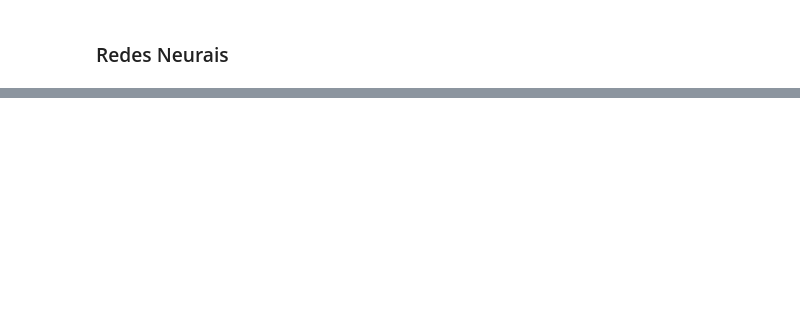
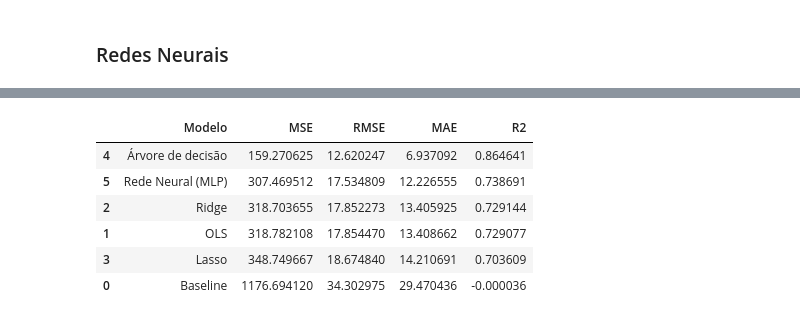
Before and after one commit to feliperibeiro-impatech/saikit-learn-aplicacao, a Jupyter notebook: analysis/regressao/notebooks/regressao_superconductivity.ipynb, the cells around one changed output, grey strips where cells are left out. Cells and saved outputs as stored; diff of their text form; code cells hidden in the pictures; blank space fills up the shorter version.

```diff
--- a/analysis/regressao/notebooks/regressao_superconductivity.ipynb
+++ b/analysis/regressao/notebooks/regressao_superconductivity.ipynb
@@ -227,0 +240,10 @@ O riedge apresentou o melhor desempenho geral, com RMSE de 17 e R2 de 0,71. Apes
+# %%
+melhor_profundidade = int(tabela_arvore.loc[tabela_arvore["RMSE_valid"].idxmin(), "Profundidade"])
+modelo_arvore = DecisionTreeRegressor(max_depth=melhor_profundidade)
+modelo_arvore.fit(X_train, y_train)
+y_pred_arvore = modelo_arvore.predict(X_valid)
+print("Melhor profundidade:", melhor_profundidade)
+print("MSE:", MSE(y_valid, y_pred_arvore))
+print("RMSE:", RMSE(y_valid, y_pred_arvore))
+print("MAE:", MAE(y_valid, y_pred_arvore))
+print("R2:", R2(y_valid, y_pred_arvore))
@@ -227,0 +260,9 @@ O riedge apresentou o melhor desempenho geral, com RMSE de 17 e R2 de 0,71. Apes
+# %%
+# Acrescentando a tabela de comparação
+resultados.loc[len(resultados)] = ["Árvore de decisão",
+    MSE(y_valid, y_pred_arvore),
+    RMSE(y_valid, y_pred_arvore),
+    MAE(y_valid, y_pred_arvore),
+    R2(y_valid, y_pred_arvore)]
+
+resultados.sort_values("RMSE")
@@ -228,2 +278,11 @@ O riedge apresentou o melhor desempenho geral, com RMSE de 17 e R2 de 0,71. Apes
 # %% [markdown]
 ### Redes Neurais
+# %%
+modelo_mlp = MLPRegressor(
+    hidden_layers=(16,), #16 neurônios na camada oculta
+    learning_rate=0.001, # taxa de aprendizado
+    n_epochs=300, #qt de epocas de treinamento - começar baixo para ser rapido
+    random_state=42) #garantia de reprodutibilidade
+
+modelo_mlp.fit(X_train_scaled, y_train) #treino
+y_pred_mlp = modelo_mlp.predict(X_valid_scaled)
@@ -229,0 +310,16 @@ O riedge apresentou o melhor desempenho geral, com RMSE de 17 e R2 de 0,71. Apes
+# %%
+resultados.loc[len(resultados)] = [
+    "Rede Neural (MLP)",
+    MSE(y_valid, y_pred_mlp),
+    RMSE(y_valid, y_pred_mlp),
+    MAE(y_valid, y_pred_mlp),
+    R2(y_valid, y_pred_mlp)]
+resultados.sort_values("RMSE")
+# %% [output]
+|  | Modelo | MSE | RMSE | MAE | R2 |
+| 4 | Árvore de decisão | 159.270625 | 12.620247 | 6.937092 | 0.864641 |
+| 5 | Rede Neural (MLP) | 307.469512 | 17.534809 | 12.226555 | 0.738691 |
+| 2 | Ridge | 318.703655 | 17.852273 | 13.405925 | 0.729144 |
+| 1 | OLS | 318.782108 | 17.854470 | 13.408662 | 0.729077 |
+| 3 | Lasso | 348.749667 | 18.674840 | 14.210691 | 0.703609 |
+| 0 | Baseline | 1176.694120 | 34.302975 | 29.470436 | -0.000036 |
```
Also changed, not shown: parts of 15 cells of this notebook.
